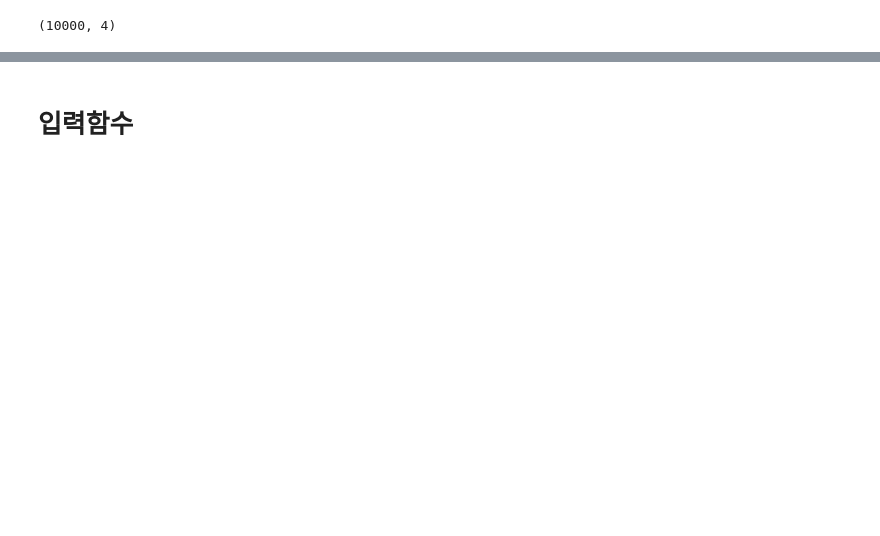
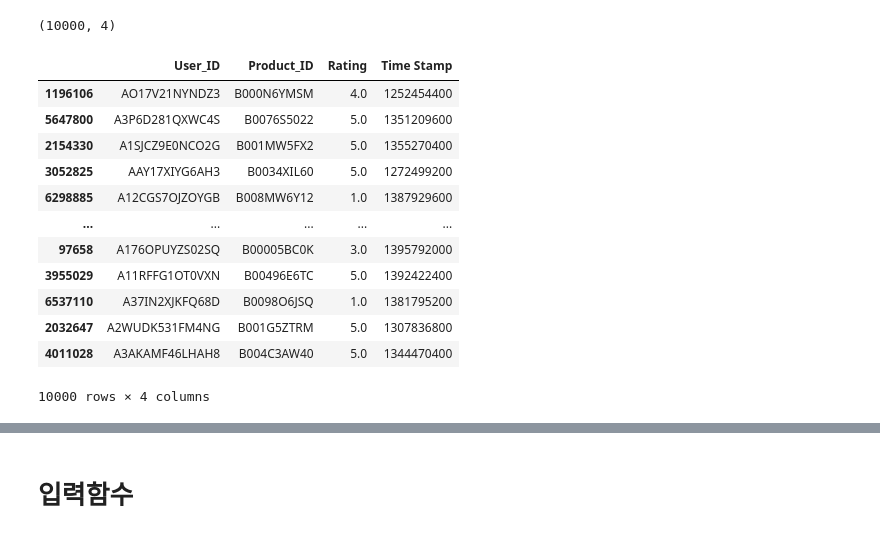
Before and after one commit to JungHunL22/CH09_webback, a Jupyter notebook: 캐글 활용/아마존 리뷰데이터 추천시스템 구현(Matrix Factorization).ipynb, the cells around one changed output, grey strips where cells are left out. Saved outputs shown, nothing was run; the diff lists cells and outputs as text; code cells hidden in the pictures; blank space fills up the shorter version.

```diff
--- a/캐글 활용/아마존 리뷰데이터 추천시스템 구현(Matrix Factorization).ipynb
+++ b/캐글 활용/아마존 리뷰데이터 추천시스템 구현(Matrix Factorization).ipynb
@@ -16,3 +16,19 @@ review.head()
 review.shape
 # %% [output]
 (10000, 4)
+# %%
+review
+# %% [output]
+|  | User_ID | Product_ID | Rating | Time Stamp |
+| 1196106 | AO17V21NYNDZ3 | B000N6YMSM | 4.0 | 1252454400 |
+| 5647800 | A3P6D281QXWC4S | B0076S5022 | 5.0 | 1351209600 |
+| 2154330 | A1SJCZ9E0NCO2G | B001MW5FX2 | 5.0 | 1355270400 |
+| 3052825 | AAY17XIYG6AH3 | B0034XIL60 | 5.0 | 1272499200 |
+| 6298885 | A12CGS7OJZOYGB | B008MW6Y12 | 1.0 | 1387929600 |
+| ... | ... | ... | ... | ... |
+| 97658 | A176OPUYZS02SQ | B00005BC0K | 3.0 | 1395792000 |
+| 3955029 | A11RFFG1OT0VXN | B00496E6TC | 5.0 | 1392422400 |
+| 6537110 | A37IN2XJKFQ68D | B0098O6JSQ | 1.0 | 1381795200 |
+| 2032647 | A2WUDK531FM4NG | B001G5ZTRM | 5.0 | 1307836800 |
+| 4011028 | A3AKAMF46LHAH8 | B004C3AW40 | 5.0 | 1344470400 |
+10000 rows × 4 columns
```
Also changed, not shown: parts of 22 cells of this notebook.
